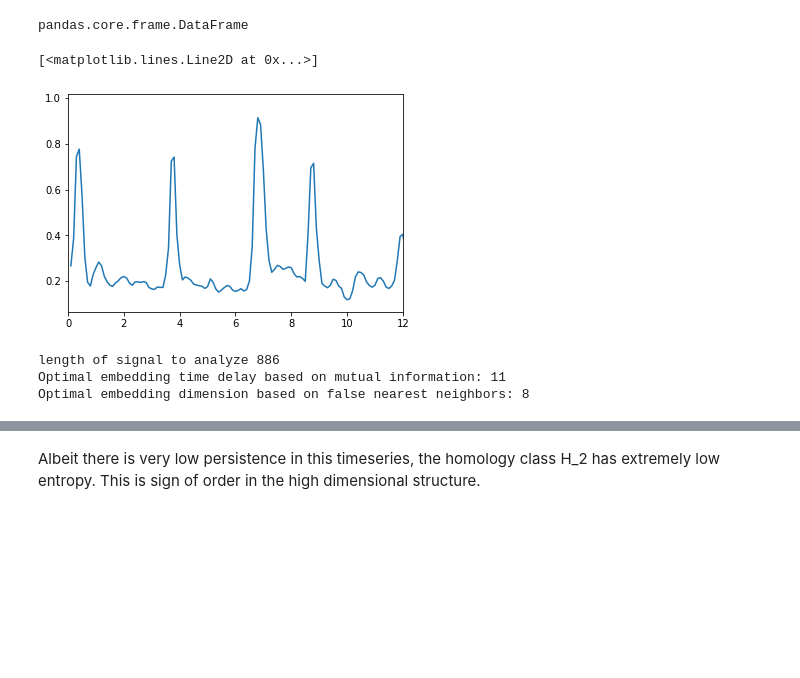
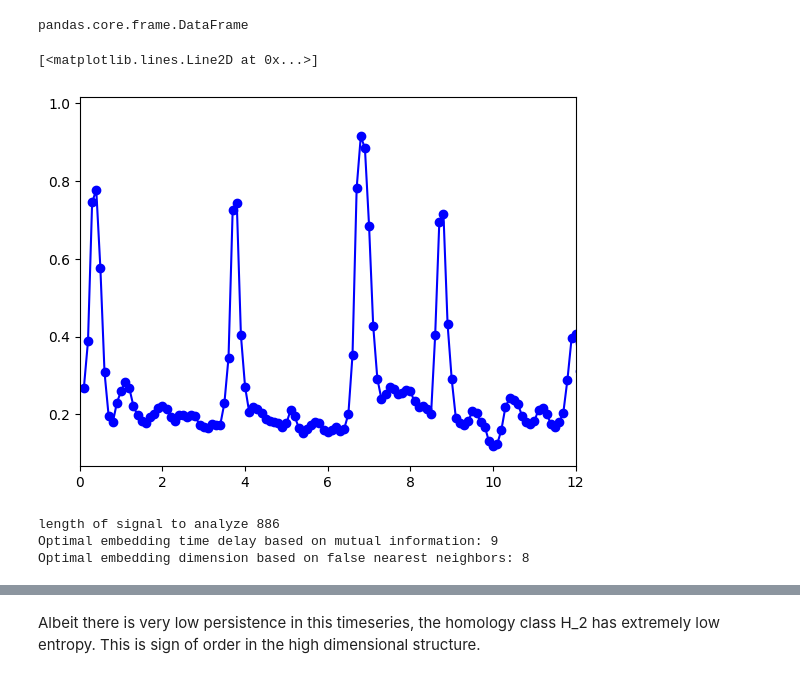
Before and after one commit to simonecasolo/TDA-for-Slugging, a Jupyter notebook: Imperial Slug Data Analysis.ipynb, the cells around one changed output, grey strips where cells are left out. Drawn from its saved outputs; the diff is of its cells as text; code cells hidden in the pictures; blank space fills up the shorter version.

```diff
--- a/Imperial Slug Data Analysis.ipynb
+++ b/Imperial Slug Data Analysis.ipynb
@@ -61,9 +61,9 @@ type(C22F002)
 pandas.core.frame.DataFrame
 # %%
 plt.xlim([0,12])
-plt.plot(C22F002[C22F002.columns[0]],C22F002[C22F002.columns[1]])
+plt.plot(C22F002[C22F002.columns[0]],C22F002[C22F002.columns[1]], 'bo-')
 # %% [output]
 [<matplotlib.lines.Line2D at 0x...>]
-[figure, old version]
+[figure, new version]
 # %%
 slug_signal = C22F002.iloc[:, 1]
@@ -70,8 +116,8 @@ slug_signal = C22F002.iloc[:, 1]
 # %%
 print('length of signal to analyze', len(slug_signal))
 
-max_time_delay = 200
-max_embedding_dimension = 9
+max_time_delay = 10
+max_embedding_dimension = 80
 stride = 1
 
 optimal_time_delay, optimal_embedding_dimension = takens_embedding_optimal_parameters(
@@ -82,7 +128,7 @@ print(f"Optimal embedding time delay based on mutual information: {optimal_time_
 print(f"Optimal embedding dimension based on false nearest neighbors: {optimal_embedding_dimension}")
 # %% [output]
 length of signal to analyze 886
-Optimal embedding time delay based on mutual information: 11
+Optimal embedding time delay based on mutual information: 9
 Optimal embedding dimension based on false nearest neighbors: 8
 # %%
 embedding_dimension = 8
```
Also changed, not shown: parts of 22 cells of this notebook.
